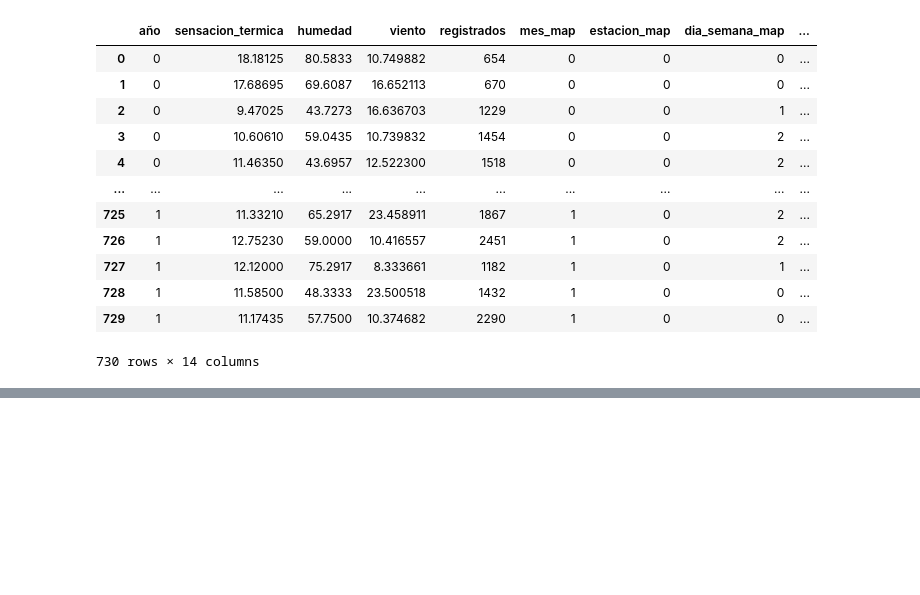
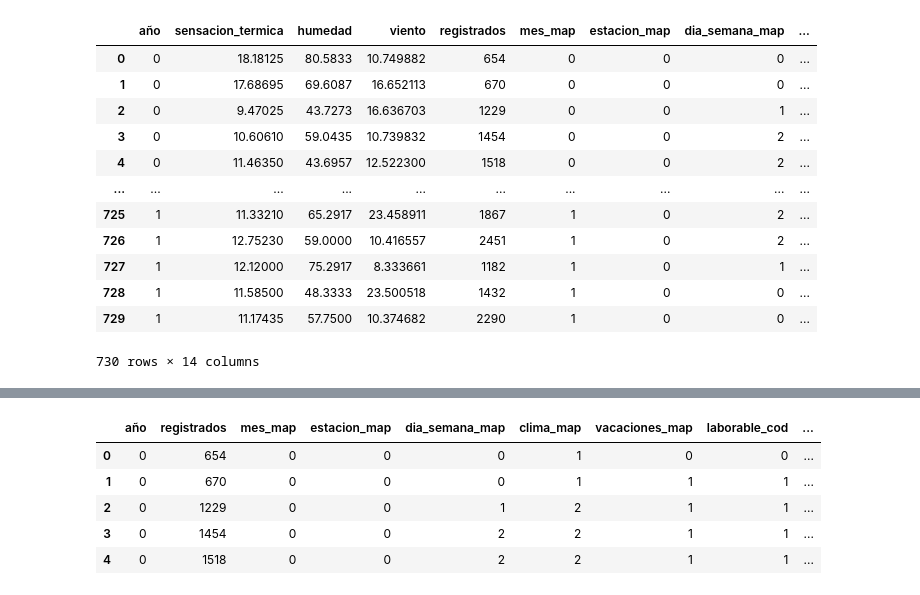
Before and after one commit to Adalab/proyecto-promo-C-modulo-3-team-2, a Jupyter notebook: Preparacion_datos/registrados_encoding.ipynb, the cells around one changed output, grey strips where cells are left out. Saved outputs shown, nothing was run; the diff lists cells and outputs as text; code cells hidden in the pictures; blank space fills up the shorter version.

```diff
--- a/Preparacion_datos/registrados_encoding.ipynb
+++ b/Preparacion_datos/registrados_encoding.ipynb
@@ -233,5 +239,14 @@ viento_standar               0
 dtype: int64
 # %%
 df_standar_cod.drop(["sensacion_termica", "humedad", "viento"], axis=1, inplace=True)
+# %%
+df_standar_cod.head()
+# %% [output]
+|  | año | registrados | mes_map | estacion_map | dia_semana_map | clima_map | vacaciones_map | laborable_cod | ... |
+| 0 | 0 | 654 | 0 | 0 | 0 | 1 | 0 | 0 | ... |
+| 1 | 0 | 670 | 0 | 0 | 0 | 1 | 1 | 1 | ... |
+| 2 | 0 | 1229 | 0 | 0 | 1 | 2 | 1 | 1 | ... |
+| 3 | 0 | 1454 | 0 | 0 | 2 | 2 | 1 | 1 | ... |
+| 4 | 0 | 1518 | 0 | 0 | 2 | 2 | 1 | 1 | ... |
 # %%
 df_standar_cod.to_csv("../data/04_registrados_cod_sta.csv")
```
Also changed, not shown: parts of 4 cells of this notebook, 3 other files.
